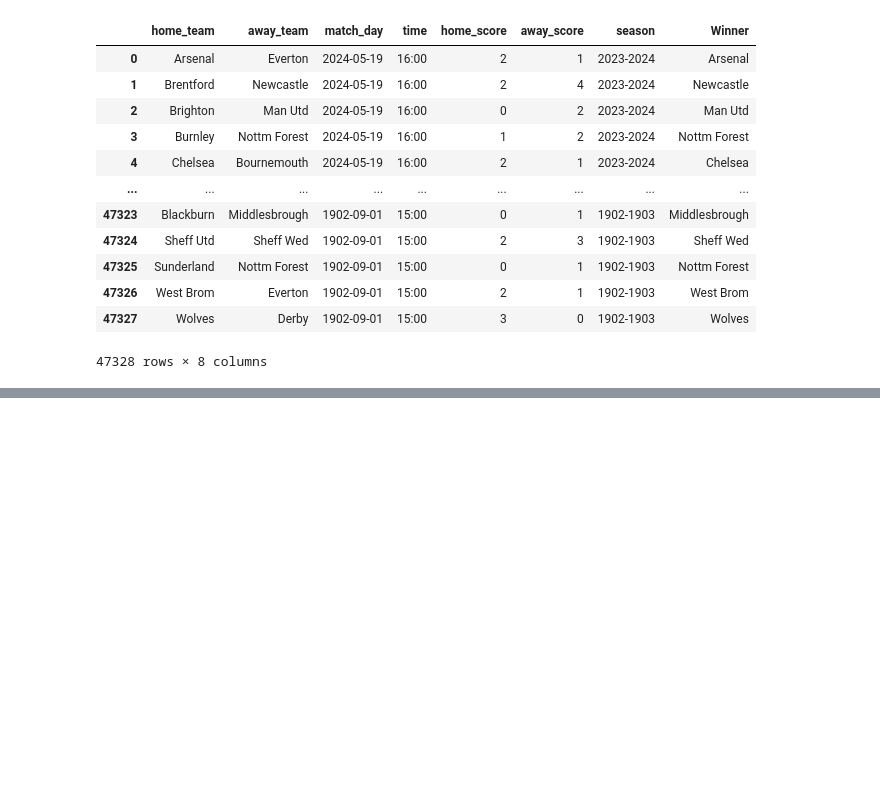
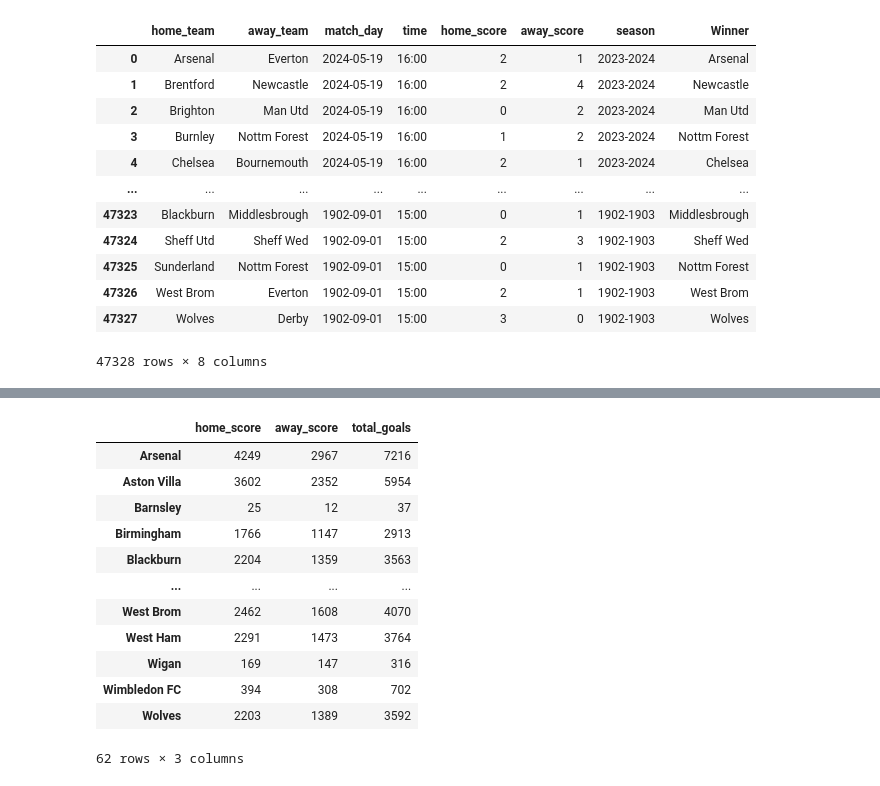
Before and after one commit to Archbaer/match_fixtures, a Jupyter notebook: blueprint.ipynb, the cells around one changed output, grey strips where cells are left out. Cells and saved outputs as stored; diff of their text form; code cells hidden in the pictures; blank space fills up the shorter version.

```diff
--- a/blueprint.ipynb
+++ b/blueprint.ipynb
@@ -488,0 +470,16 @@ array(['Arsenal', 'Brentford', 'Brighton', 'Burnley', 'Chelsea',
+# %%
+total_goals
+# %% [output]
+|  | home_score | away_score | total_goals |
+| Arsenal | 4249 | 2967 | 7216 |
+| Aston Villa | 3602 | 2352 | 5954 |
+| Barnsley | 25 | 12 | 37 |
+| Birmingham | 1766 | 1147 | 2913 |
+| Blackburn | 2204 | 1359 | 3563 |
+| ... | ... | ... | ... |
+| West Brom | 2462 | 1608 | 4070 |
+| West Ham | 2291 | 1473 | 3764 |
+| Wigan | 169 | 147 | 316 |
+| Wimbledon FC | 394 | 308 | 702 |
+| Wolves | 2203 | 1389 | 3592 |
+62 rows × 3 columns
```
Also changed, not shown: parts of 16 cells of this notebook.
